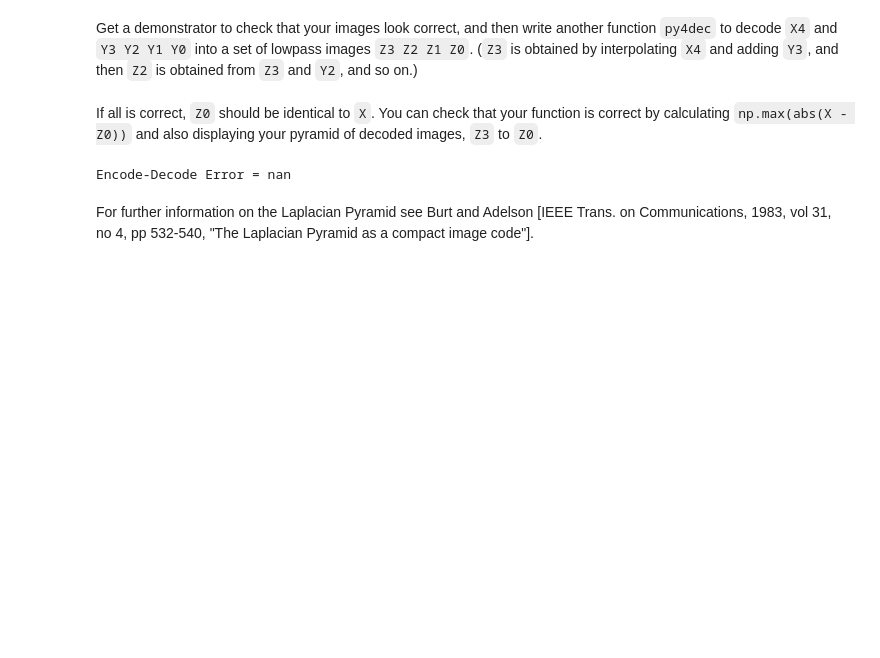
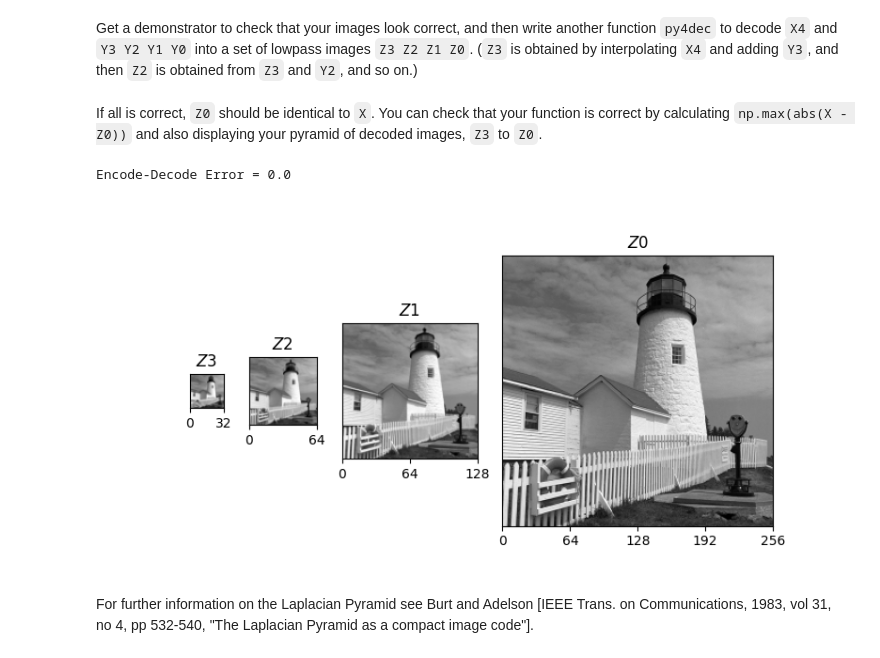
Before and after one commit to AndrewKeYanzhe/cued_sf2_lab, a Jupyter notebook: 6-laplacian-pyramid.ipynb, the cells around one changed output. Saved outputs shown, nothing was run; the diff lists cells and outputs as text; code cells hidden in the pictures; blank space fills up the shorter version.

```diff
--- a/6-laplacian-pyramid.ipynb
+++ b/6-laplacian-pyramid.ipynb
@@ -229,11 +239,16 @@ def py4dec(Y0, Y1, Y2, Y3, X4, h):
     # your code here
     warnings.warn("you need to write this!")
 
-    # remove these lines when implementing your code - they are here to show you what shape the plots below should be
-    Z0 = np.full(Y0.shape, np.nan)
-    Z1 = np.full(Y0.shape >> np.int_(1), np.nan)
-    Z2 = np.full(Y0.shape >> np.int_(2), np.nan)
-    Z3 = np.full(Y0.shape >> np.int_(3), np.nan)
+    # # remove these lines when implementing your code - they are here to show you what shape the plots below should be
+    # Z0 = np.full(Y0.shape, np.nan)
+    # Z1 = np.full(Y0.shape >> np.int_(1), np.nan)
+    # Z2 = np.full(Y0.shape >> np.int_(2), np.nan)
+    # Z3 = np.full(Y0.shape >> np.int_(3), np.nan)
+
+    Z3=rowint(rowint(X4,2*h).transpose(),2*h).transpose()+Y3
+    Z2=rowint(rowint(Z3,2*h).transpose(),2*h).transpose()+Y2
+    Z1=rowint(rowint(Z2,2*h).transpose(),2*h).transpose()+Y1
+    Z0=rowint(rowint(Z1,2*h).transpose(),2*h).transpose()+Y0
 
     return Z3, Z2, Z1, Z0
 # %% [markdown]
@@ -242,12 +257,22 @@ If all is correct, `Z0` should be identical to
 # %%
 h = 0.25*np.array([1, 2, 1])
 Z3, Z2, Z1, Z0 = py4dec(Y0, Y1, Y2, Y3, X4, h)
 encode_decode_err = np.max(np.abs(X - Z0))
 print(f'Encode-Decode Error = {encode_decode_err}')
 
 # your code here to plot the images
+
+titles = ["Z3", "Z2", "Z1", "Z0"]
+imgs = [Z3, Z2, Z1, Z0]
+fig, axs = plt.subplots(1, 4, figsize=(8, 4),
+                        gridspec_kw=dict(width_ratios=[img.shape[0] for img in imgs]))
+
+for ax, img, title in zip(axs, imgs, titles):
+    plot_image(img, ax=ax)
+    ax.set(yticks=[], title=f'${title}$')
 # %% [output]
-Encode-Decode Error = nan
+Encode-Decode Error = 0.0
+[figure, added]
 # %% [markdown]
 For further information on the Laplacian Pyramid see Burt and Adelson [IEEE Trans. on Communications, 1983, vol 31, no 4, pp 532-540, "The Laplacian Pyramid as a compact image code"].
 # %% [markdown]
```
Also changed, not shown: parts of 6 cells of this notebook.
